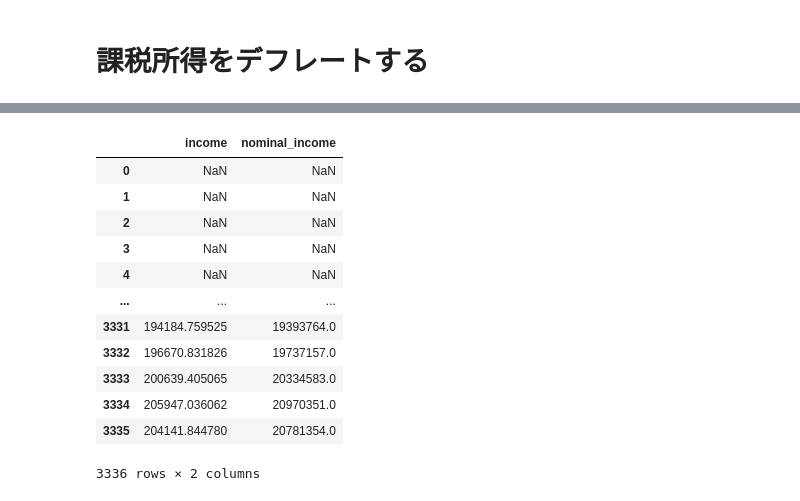
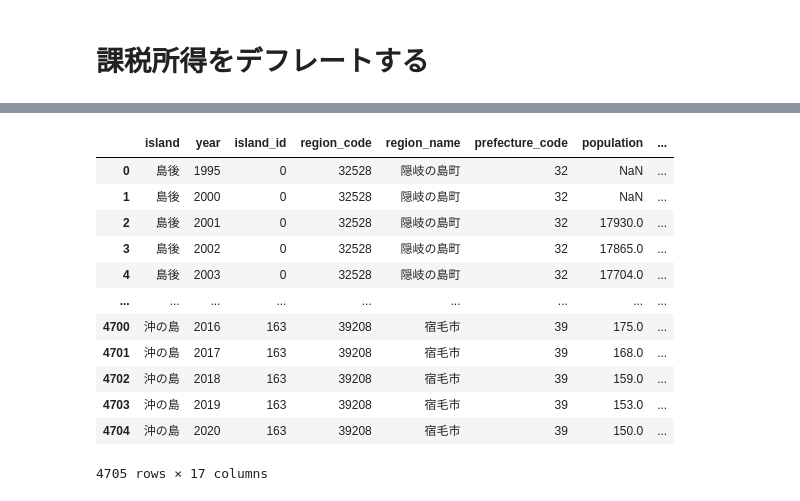
Before and after one commit to Keisei-Akiya/bridge-straw-effects, a Jupyter notebook: src/data_cleaning/cpi_deflator.ipynb, the cells around one changed output, grey strips where cells are left out. Cells and saved outputs as stored; diff of their text form; code cells hidden in the pictures.

```diff
--- a/src/data_cleaning/cpi_deflator.ipynb
+++ b/src/data_cleaning/cpi_deflator.ipynb
@@ -38,19 +38,3 @@ merged_df = pd.merge(df, df_cpi[['year', 'JPNCPIALLAINMEI']], on='year', how='le
 merged_df['nominal_income'] = merged_df['income']
 # %%
 merged_df['income'] = merged_df['nominal_income'] / merged_df['JPNCPIALLAINMEI']
-# %%
-merged_df[['income', 'nominal_income']]
-# %% [output]
-|  | income | nominal_income |
-| 0 | NaN | NaN |
-| 1 | NaN | NaN |
-| 2 | NaN | NaN |
-| 3 | NaN | NaN |
-| 4 | NaN | NaN |
-| ... | ... | ... |
-| 3331 | 194184.759525 | 19393764.0 |
-| 3332 | 196670.831826 | 19737157.0 |
-| 3333 | 200639.405065 | 20334583.0 |
-| 3334 | 205947.036062 | 20970351.0 |
-| 3335 | 204141.844780 | 20781354.0 |
-3336 rows × 2 columns
@@ -58,0 +41,17 @@ merged_df.to_excel('../../data/processed/df_with_cpi.xlsx', index=False)
+# %%
+merged_df = merged_df.drop(columns=['JPNCPIALLAINMEI', 'nominal_income'])
+merged_df
+# %% [output]
+|  | island | year | island_id | region_code | region_name | prefecture_code | population | ... |
+| 0 | 島後 | 1995 | 0 | 32528 | 隠岐の島町 | 32 | NaN | ... |
+| 1 | 島後 | 2000 | 0 | 32528 | 隠岐の島町 | 32 | NaN | ... |
+| 2 | 島後 | 2001 | 0 | 32528 | 隠岐の島町 | 32 | 17930.0 | ... |
+| 3 | 島後 | 2002 | 0 | 32528 | 隠岐の島町 | 32 | 17865.0 | ... |
+| 4 | 島後 | 2003 | 0 | 32528 | 隠岐の島町 | 32 | 17704.0 | ... |
+| ... | ... | ... | ... | ... | ... | ... | ... | ... |
+| 4700 | 沖の島 | 2016 | 163 | 39208 | 宿毛市 | 39 | 175.0 | ... |
+| 4701 | 沖の島 | 2017 | 163 | 39208 | 宿毛市 | 39 | 168.0 | ... |
+| 4702 | 沖の島 | 2018 | 163 | 39208 | 宿毛市 | 39 | 159.0 | ... |
+| 4703 | 沖の島 | 2019 | 163 | 39208 | 宿毛市 | 39 | 153.0 | ... |
+| 4704 | 沖の島 | 2020 | 163 | 39208 | 宿毛市 | 39 | 150.0 | ... |
+4705 rows × 17 columns
```
Also changed, not shown: parts of 3 cells of this notebook, 9 other files.
